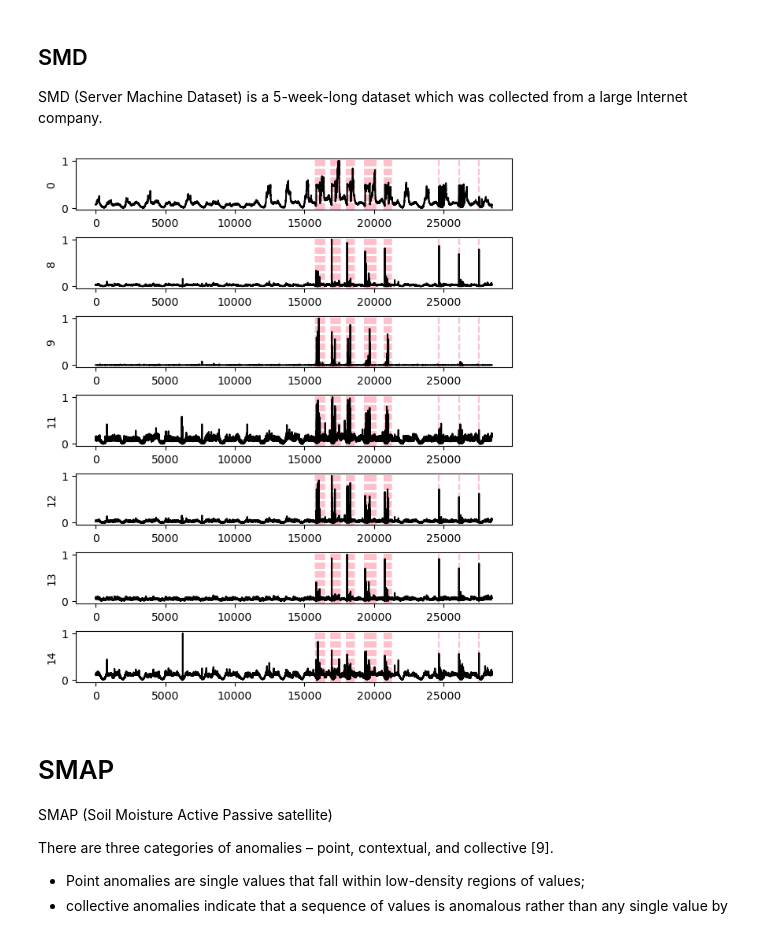
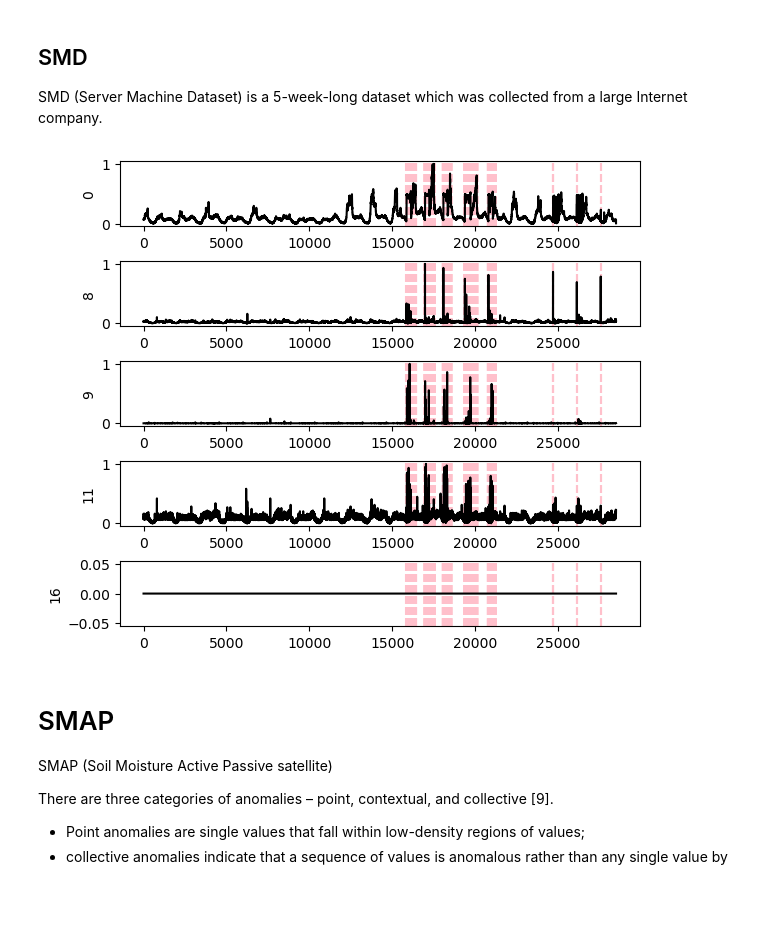
Before and after one commit to KarinaTiurina/OmniAnomaly, a Jupyter notebook: data_investigation.ipynb, the cells around one changed output. Saved outputs shown, nothing was run; the diff lists cells and outputs as text; code cells hidden in the pictures; blank space fills up the shorter version.

Commit message:
Update data plots

```diff
--- a/data_investigation.ipynb
+++ b/data_investigation.ipynb
@@ -10,30 +10,30 @@ SMD (Server Machine Dataset) is a 5-week-long dataset which was collected from a
 # %%
 dataset_name = 'machine-1-1'
 
 X = pd.read_csv(f'ServerMachineDataset/test/{dataset_name}.txt', header=None)
 y = pd.read_csv(f'ServerMachineDataset/test_label/{dataset_name}.txt', header=None)
-
 
 num_features = X.shape[1]
 
 # all features
 # fig, axes = plt.subplots(num_features, 1, figsize=(6, num_features), constrained_layout=True)
 # selected_features = range(0, X.shape[1]+1)
 
 # only selected features
-selected_features = [0, 8, 9, 11, 12, 13, 14]
+# selected_features = [0, 8, 9, 11, 12, 13, 14]
+selected_features = [0, 8, 9, 11, 16]
 fig, axes = plt.subplots(len(selected_features), 1, figsize=(6, len(selected_features)), constrained_layout=True)
 
 # Plot each feature
 for i in range(num_features):
     if i in selected_features:
         plot_i = selected_features.index(i)
         for idx in y[y[0] == 1].index:
             axes[plot_i].axvline(x=idx, color='pink', linestyle='--')
         axes[plot_i].plot(X.index, X[i], color='black')
         axes[plot_i].set_ylabel(i)
 # %% [output]
-[figure, old version]
+[figure, new version]
 # %% [markdown]
 # SMAP
 SMAP (Soil Moisture Active Passive satellite)
```
Also changed, not shown: parts of 3 cells of this notebook.
